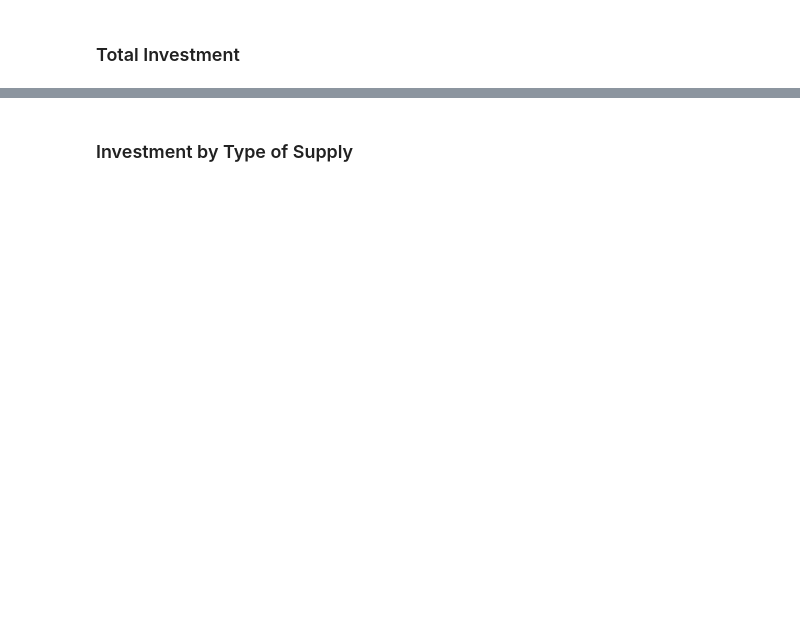
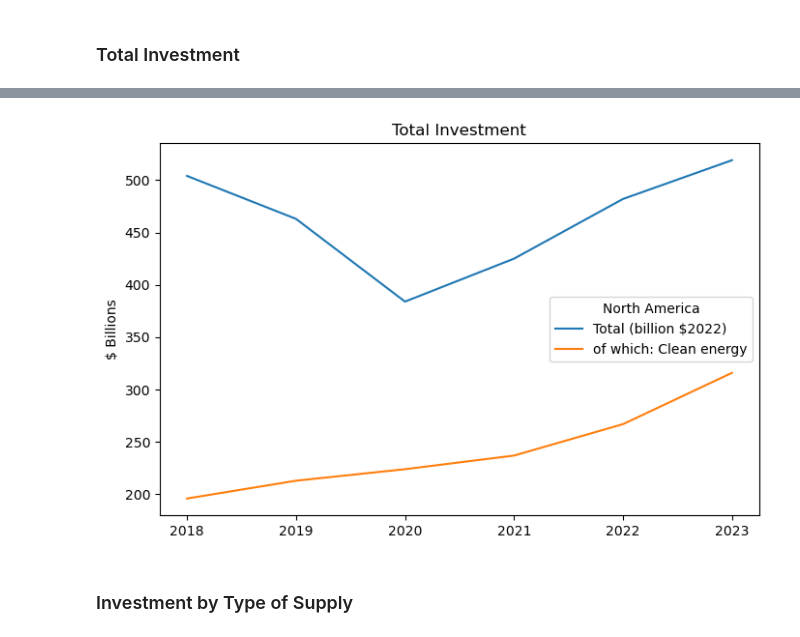
Before and after one commit to T800-101A/Project_1, a Jupyter notebook: EV Vehicles.ipynb, the cells around one changed output, grey strips where cells are left out. Cells and saved outputs as stored; diff of their text form; code cells hidden in the pictures; blank space fills up the shorter version.

Commit message:
Updates into the code as Fuctions graph

```diff
--- a/EV Vehicles.ipynb
+++ b/EV Vehicles.ipynb
@@ -468,0 +449,3 @@ plt.show()
+# %%
+Total_investment = bytype_ofEnergy.iloc[0:2]
+Total_investment
@@ -468,0 +457,3 @@ plt.show()
+# %%
+Total_investment = Total_investment.T
+Total_investment
@@ -469,3 +468,10 @@ plt.show()
+# %%
+bar_graph(df = Total_investment,
+          plotKind="line",
+          ylabel="$ Billions",
+          title="Total Investment")
+# %% [output]
+[figure, added]
 # %% [markdown]
 ### Investment by Type of Supply
 # %%
```
Also changed, not shown: parts of 39 cells of this notebook, 1 other file.
